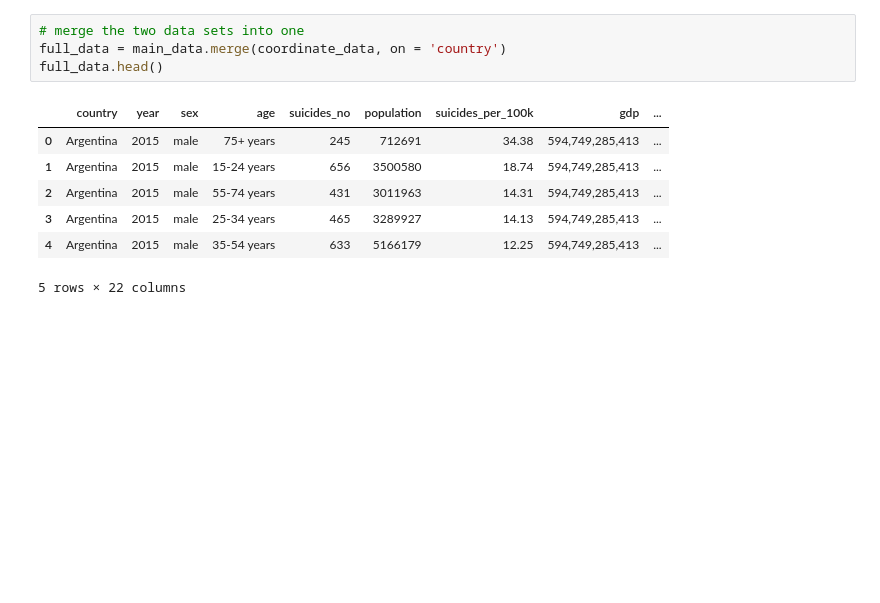
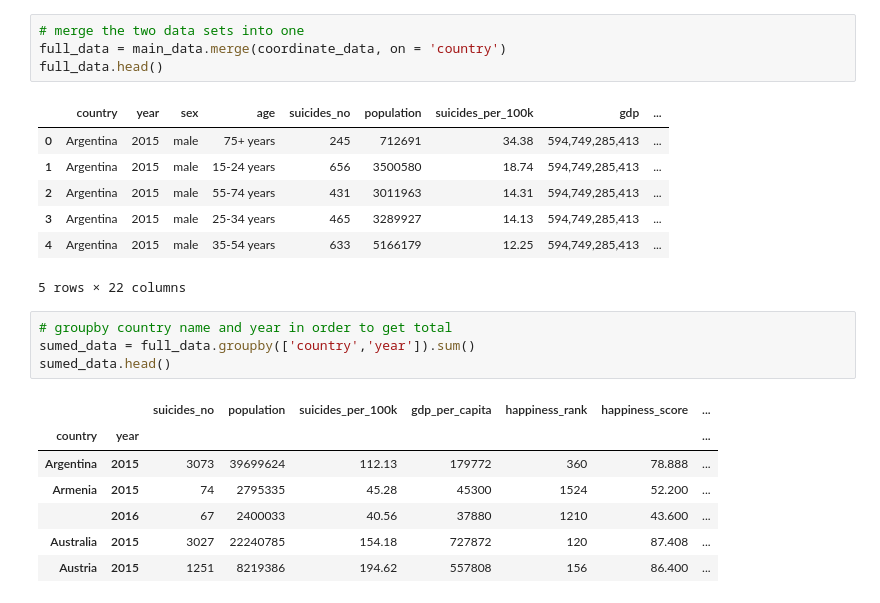
Before and after one commit to lake-walker/project_2, a Jupyter notebook: data_cleaning.ipynb, the cells around one changed output. Drawn from its saved outputs; the diff is of its cells as text; blank space fills up the shorter version.

```diff
--- a/data_cleaning.ipynb
+++ b/data_cleaning.ipynb
@@ -34,3 +34,15 @@ full_data.head()
 | 3 | Argentina | 2015 | male | 25-34 years | 465 | 3289927 | 14.13 | 594,749,285,413 | ... |
 | 4 | Argentina | 2015 | male | 35-54 years | 633 | 5166179 | 12.25 | 594,749,285,413 | ... |
 5 rows × 22 columns
+# %%
+# groupby country name and year in order to get total
+sumed_data = full_data.groupby(['country','year']).sum()
+sumed_data.head()
+# %% [output]
+|  |  | suicides_no | population | suicides_per_100k | gdp_per_capita | happiness_rank | happiness_score | ... |
+| country | year |  |  |  |  |  |  | ... |
+| Argentina | 2015 | 3073 | 39699624 | 112.13 | 179772 | 360 | 78.888 | ... |
+| Armenia | 2015 | 74 | 2795335 | 45.28 | 45300 | 1524 | 52.200 | ... |
+|  | 2016 | 67 | 2400033 | 40.56 | 37880 | 1210 | 43.600 | ... |
+| Australia | 2015 | 3027 | 22240785 | 154.18 | 727872 | 120 | 87.408 | ... |
+| Austria | 2015 | 1251 | 8219386 | 194.62 | 557808 | 156 | 86.400 | ... |
```
Also changed, not shown: parts of 3 cells of this notebook, 1 other file.
